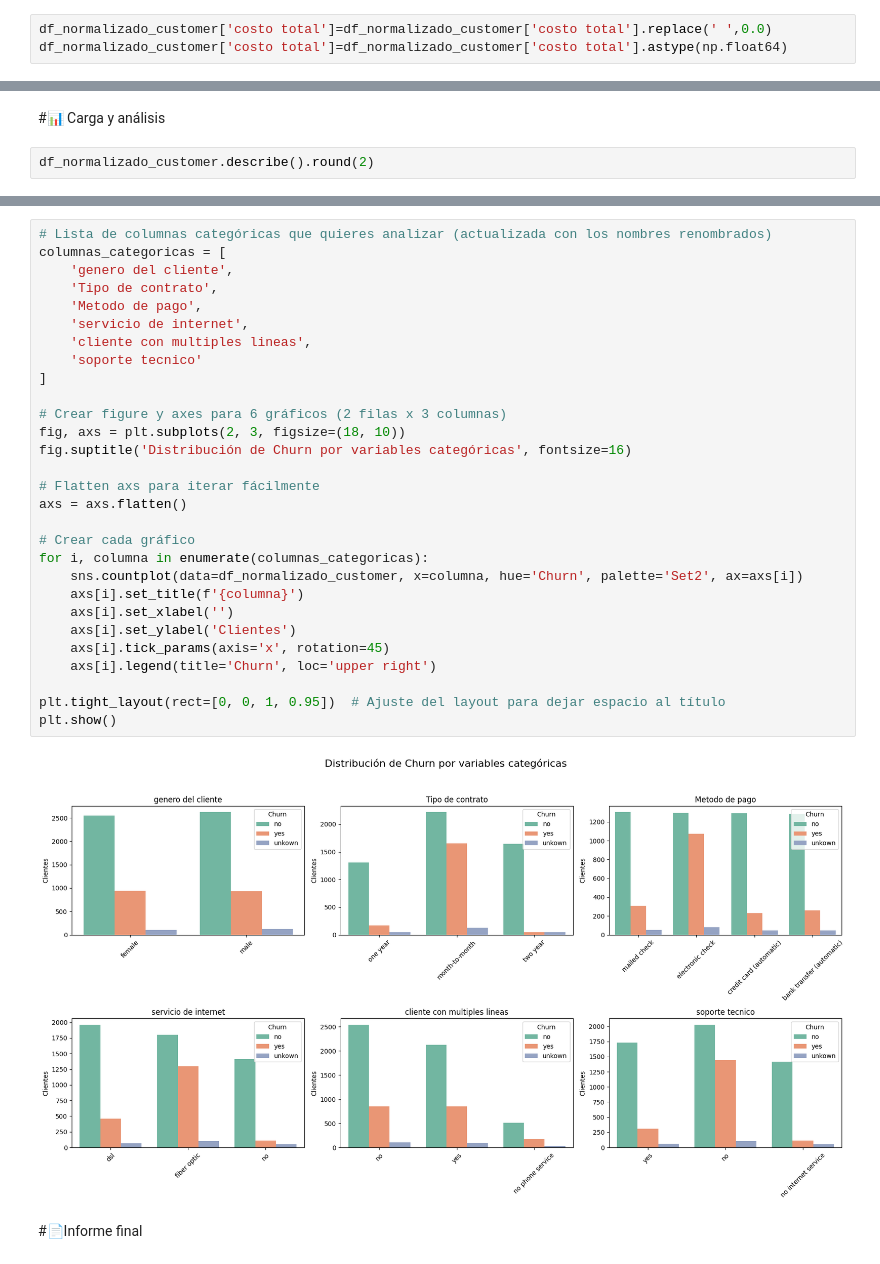
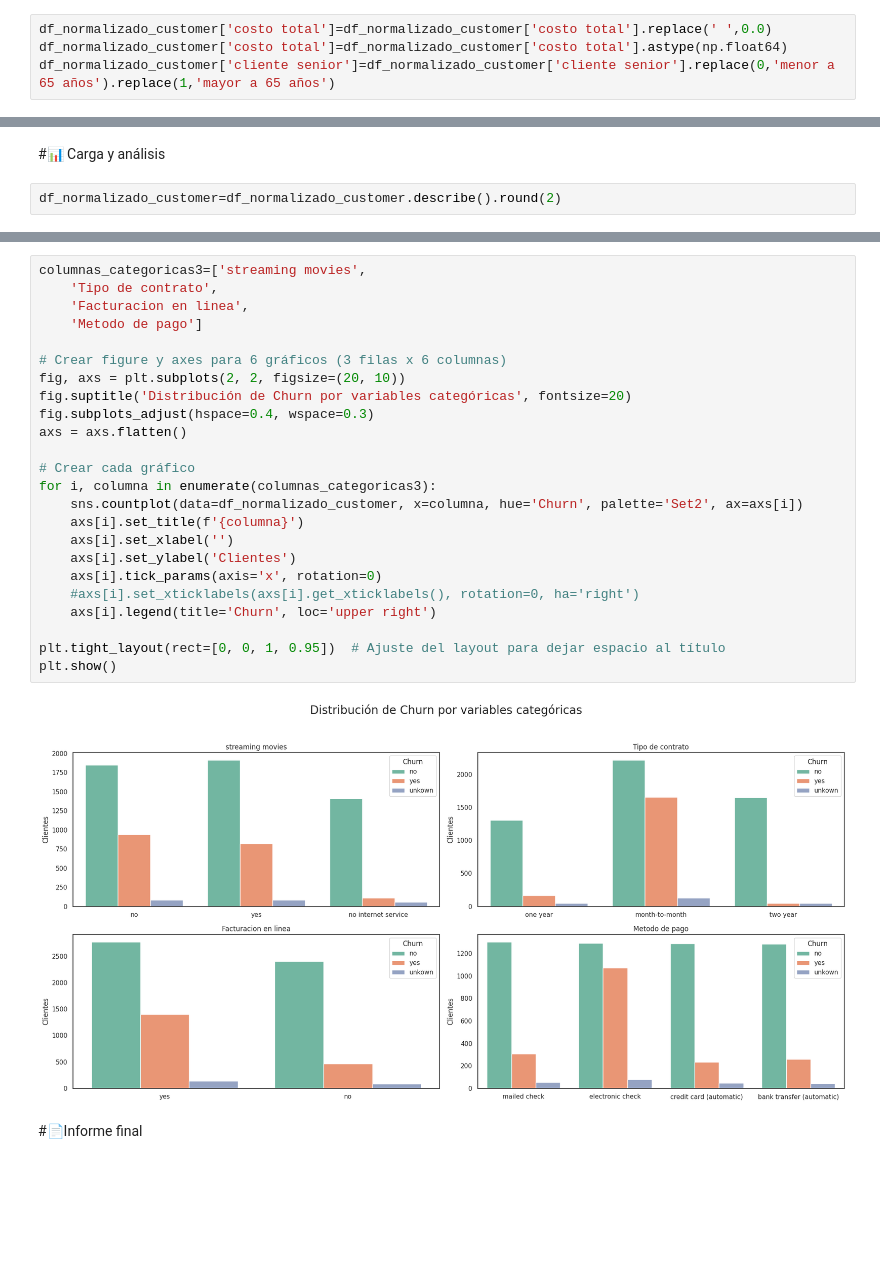
Before and after one commit to Kevincancino26/Challenge-Telecom-X-an-lisis-de-evacion-de-clientes, a Jupyter notebook: TelecomX_LATAM.ipynb, the cells around one changed output, grey strips where cells are left out. Saved outputs shown, nothing was run; the diff lists cells and outputs as text; blank space fills up the shorter version.

```diff
--- a/TelecomX_LATAM.ipynb
+++ b/TelecomX_LATAM.ipynb
@@ -141,6 +141,7 @@ memory usage: 1.2+ MB
 # %%
 df_normalizado_customer['costo total']=df_normalizado_customer['costo total'].replace(' ',0.0)
 df_normalizado_customer['costo total']=df_normalizado_customer['costo total'].astype(np.float64)
+df_normalizado_customer['cliente senior']=df_normalizado_customer['cliente senior'].replace(0,'menor a 65 años').replace(1,'mayor a 65 años')
 # %%
 df_normalizado_customer.info()
 # %% [output]
@@ -346,4 +347,4 @@ memory usage: 1.2+ MB
 # %% [markdown]
 #📊 Carga y análisis
 # %%
-df_normalizado_customer.describe().round(2)
+df_normalizado_customer=df_normalizado_customer.describe().round(2)
@@ -452,33 +436,28 @@ plt.show()
 # %%
-# Lista de columnas categóricas que quieres analizar (actualizada con los nombres renombrados)
-columnas_categoricas = [
-    'genero del cliente',
+columnas_categoricas3=['streaming movies',
     'Tipo de contrato',
-    'Metodo de pago',
-    'servicio de internet',
-    'cliente con multiples lineas',
-    'soporte tecnico'
-]
+    'Facturacion en linea',
+    'Metodo de pago']
 
-# Crear figure y axes para 6 gráficos (2 filas x 3 columnas)
-fig, axs = plt.subplots(2, 3, figsize=(18, 10))
-fig.suptitle('Distribución de Churn por variables categóricas', fontsize=16)
-
-# Flatten axs para iterar fácilmente
+# Crear figure y axes para 6 gráficos (3 filas x 6 columnas)
+fig, axs = plt.subplots(2, 2, figsize=(20, 10))
+fig.suptitle('Distribución de Churn por variables categóricas', fontsize=20)
+fig.subplots_adjust(hspace=0.4, wspace=0.3)
 axs = axs.flatten()
 
 # Crear cada gráfico
-for i, columna in enumerate(columnas_categoricas):
+for i, columna in enumerate(columnas_categoricas3):
     sns.countplot(data=df_normalizado_customer, x=columna, hue='Churn', palette='Set2', ax=axs[i])
     axs[i].set_title(f'{columna}')
     axs[i].set_xlabel('')
     axs[i].set_ylabel('Clientes')
-    axs[i].tick_params(axis='x', rotation=45)
+    axs[i].tick_params(axis='x', rotation=0)
+    #axs[i].set_xticklabels(axs[i].get_xticklabels(), rotation=0, ha='right')
     axs[i].legend(title='Churn', loc='upper right')
 
 plt.tight_layout(rect=[0, 0, 1, 0.95])  # Ajuste del layout para dejar espacio al título
 plt.show()
 # %% [output]
-[figure, old version]
+[figure, new version]
 # %% [markdown]
 #📄Informe final
```
Also changed, not shown: parts of 6 cells of this notebook.
